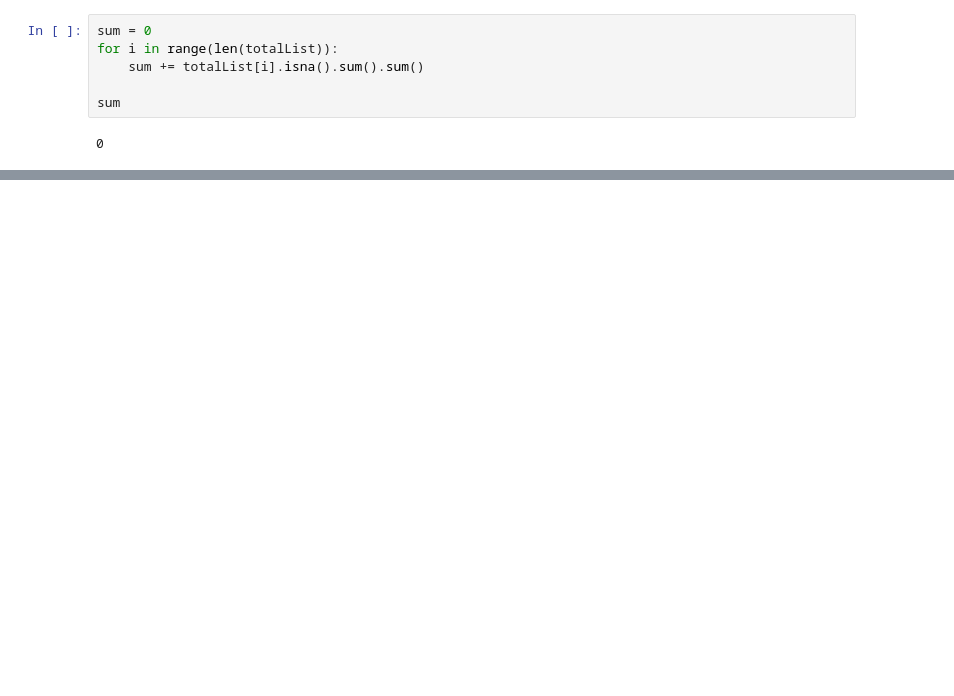
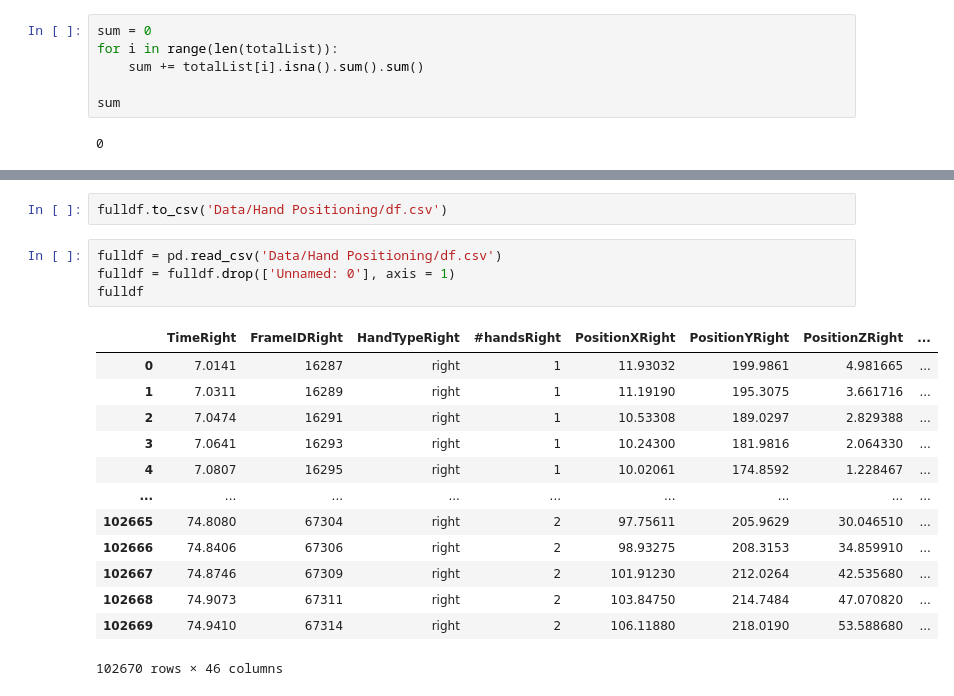
Before and after one commit to appeldaniel1998/Data-Visualization-Final-Project, a Jupyter notebook: Hand Positioning.ipynb, the cells around one changed output, grey strips where cells are left out. Cells and saved outputs as stored; diff of their text form; blank space fills up the shorter version.

```diff
--- a/Hand Positioning.ipynb
+++ b/Hand Positioning.ipynb
@@ -151,0 +284,20 @@ print(len(df))
+# %%
+fulldf.to_csv('Data/Hand Positioning/df.csv')
+# %%
+fulldf = pd.read_csv('Data/Hand Positioning/df.csv')
+fulldf = fulldf.drop(['Unnamed: 0'], axis = 1)
+fulldf
+# %% [output]
+|  | TimeRight | FrameIDRight | HandTypeRight | #handsRight | PositionXRight | PositionYRight | PositionZRight | ... |
+| 0 | 7.0141 | 16287 | right | 1 | 11.93032 | 199.9861 | 4.981665 | ... |
+| 1 | 7.0311 | 16289 | right | 1 | 11.19190 | 195.3075 | 3.661716 | ... |
+| 2 | 7.0474 | 16291 | right | 1 | 10.53308 | 189.0297 | 2.829388 | ... |
+| 3 | 7.0641 | 16293 | right | 1 | 10.24300 | 181.9816 | 2.064330 | ... |
+| 4 | 7.0807 | 16295 | right | 1 | 10.02061 | 174.8592 | 1.228467 | ... |
+| ... | ... | ... | ... | ... | ... | ... | ... | ... |
+| 102665 | 74.8080 | 67304 | right | 2 | 97.75611 | 205.9629 | 30.046510 | ... |
+| 102666 | 74.8406 | 67306 | right | 2 | 98.93275 | 208.3153 | 34.859910 | ... |
+| 102667 | 74.8746 | 67309 | right | 2 | 101.91230 | 212.0264 | 42.535680 | ... |
+| 102668 | 74.9073 | 67311 | right | 2 | 103.84750 | 214.7484 | 47.070820 | ... |
+| 102669 | 74.9410 | 67314 | right | 2 | 106.11880 | 218.0190 | 53.588680 | ... |
+102670 rows × 46 columns
```
Also changed, not shown: parts of 37 cells of this notebook.
